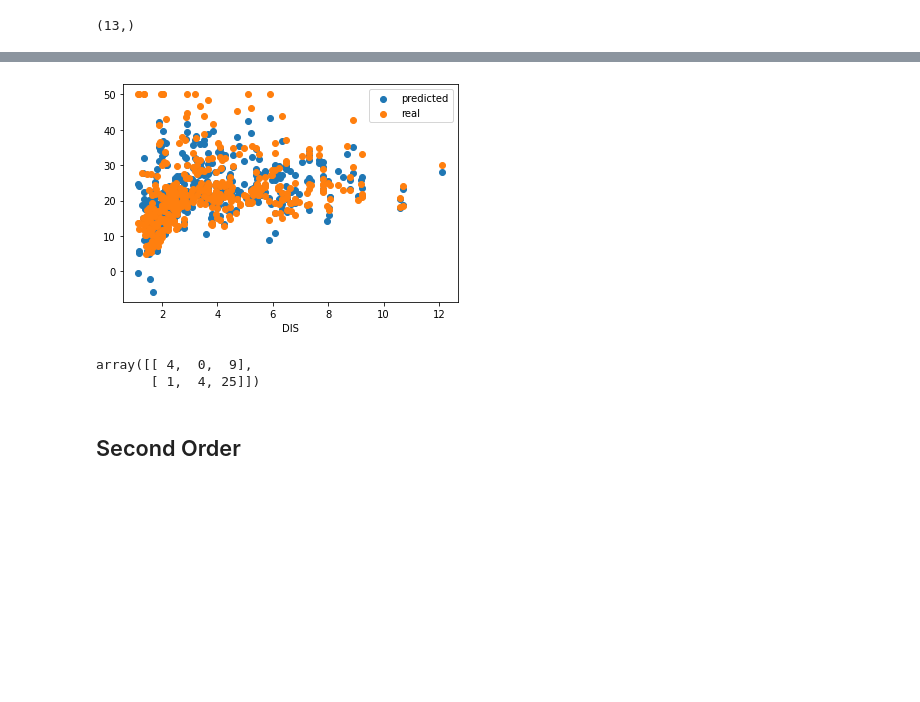
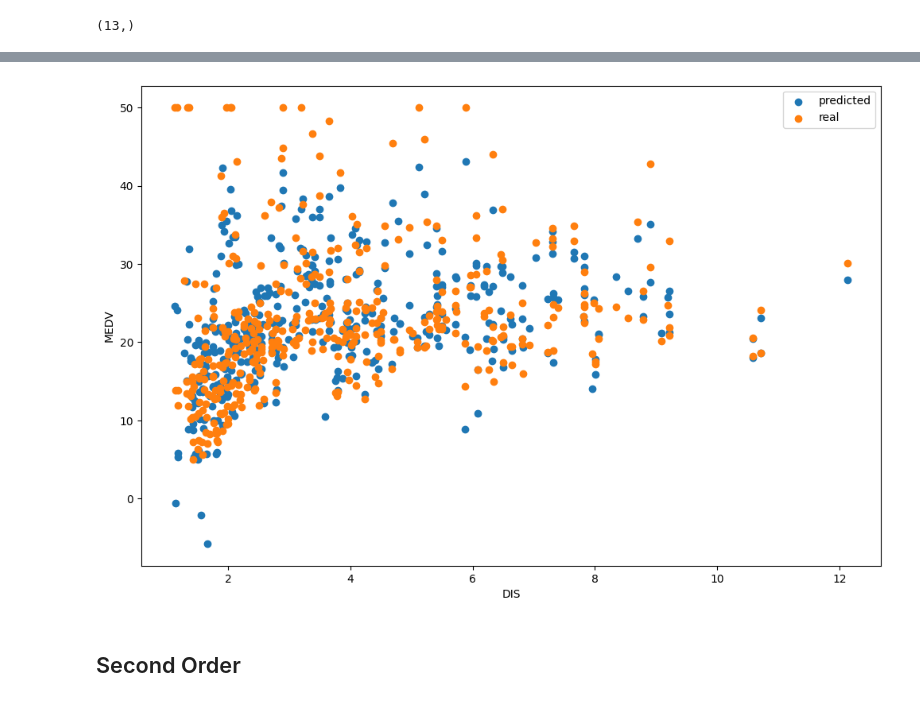
Before and after one commit to mostafaghadimi/machine-learning, a Jupyter notebook: HomeWorks/HW3/Practical/boston.ipynb, the cells around one changed output, grey strips where cells are left out. Drawn from its saved outputs; the diff is of its cells as text; code cells hidden in the pictures; blank space fills up the shorter version.

```diff
--- a/HomeWorks/HW3/Practical/boston.ipynb
+++ b/HomeWorks/HW3/Practical/boston.ipynb
@@ -9,7 +11,10 @@ import matplotlib.pyplot as plt
+# %%
+plt.rcParams['figure.figsize'] = [12, 8]
+plt.rcParams['figure.dpi'] = 100
 # %% [markdown]
 ## Loading data
 # %%
 boston = load_boston()
 # %%
 df = pd.DataFrame(boston.data, columns=boston.feature_names)
-X, y = boston.data, boston.target
+df['MEDV'] = boston.target
@@ -60,2 +73,0 @@ memory usage: 51.5 KB
-# %%
-df['MEDV'] = y
@@ -159,8 +177,9 @@ plt.show()
 # %%
 plt.scatter(X_train['DIS'], y_train_predicted, label="predicted")
 plt.scatter(X_train['DIS'], y_train, label="real")
+plt.xlabel('DIS')
+plt.ylabel('MEDV')
 plt.legend()
-plt.xlabel("DIS")
 plt.show()
 # %% [output]
-[figure, old version]
+[figure, new version]
@@ -169,8 +186,3 @@ a = np.array([[2, 0, 3], [1, 2, 5]])
-# %%
-np.square(a)
-# %% [output]
-array([[ 4,  0,  9],
-       [ 1,  4, 25]])
 # %% [markdown]
 ## Second Order
 # %%
```
Also changed, not shown: parts of 20 cells of this notebook.
